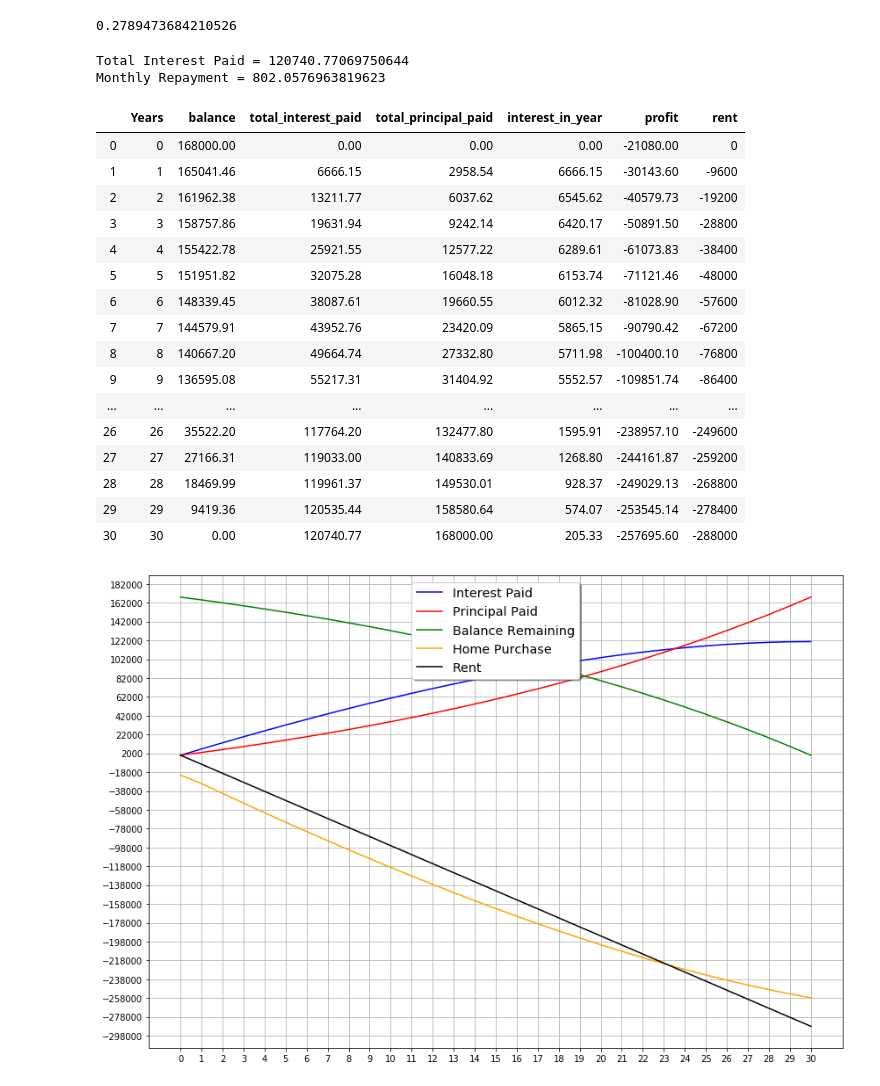
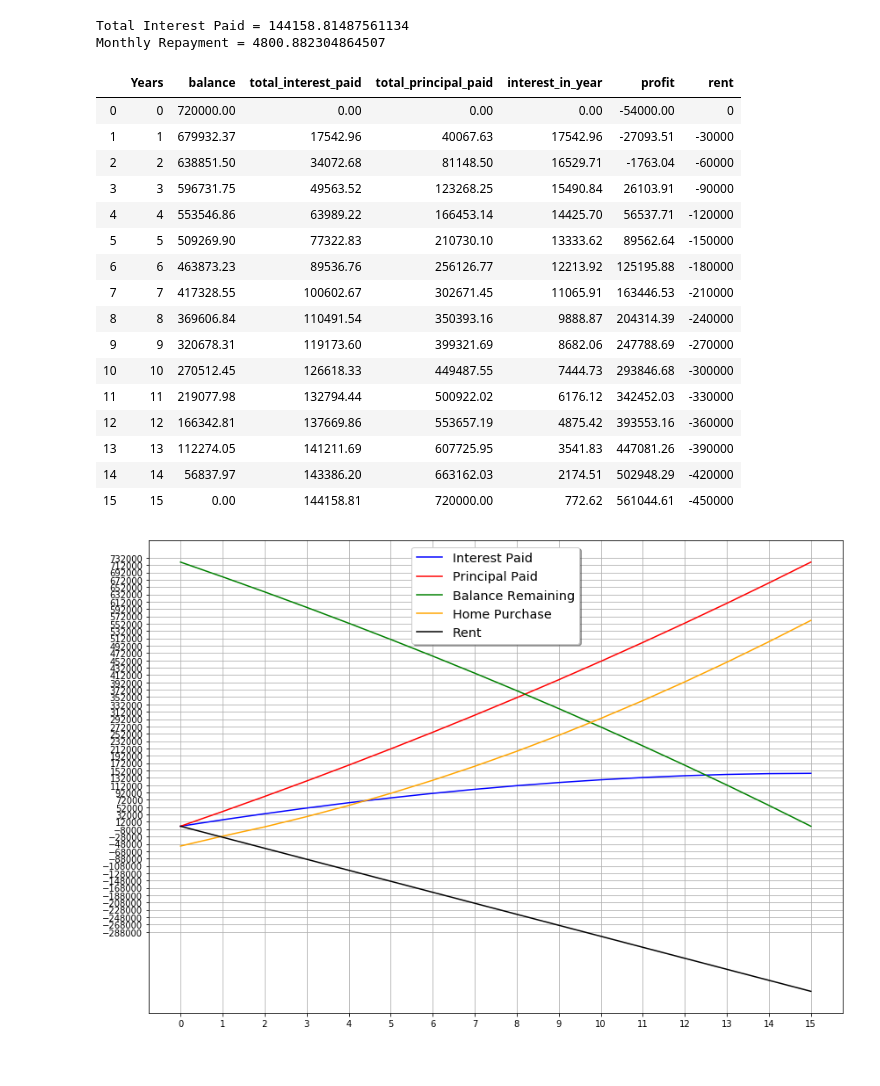
Before and after one commit to Vish279/Mortgage-Calc, a Jupyter notebook: mortgage_calculations.ipynb, the cells around one changed output. Drawn from its saved outputs; the diff is of its cells as text; code cells hidden in the pictures.

```diff
--- a/mortgage_calculations.ipynb
+++ b/mortgage_calculations.ipynb
@@ -75,9 +76,9 @@ def amoritization_table(interest_rate,term_of_loan_years,home_price,down_payment
         x_balance_new=p_balance(x)
         x_balance.append(x_balance_new)
 
-        prop_taxes=0.023
-        selling_agent_fees=0.06
-        closing_fees=6000
+        prop_taxes=0.02 #0.013
+        selling_agent_fees=0.05 #0.06
+        closing_fees=9000
 
         fcn=prop_taxes*home_price*(app**x)*x+selling_agent_fees*home_price*(app**x)+closing_fees
 
@@ -85,14 +86,14 @@ def amoritization_table(interest_rate,term_of_loan_years,home_price,down_payment
         - x_interest_new - x_principal_new + (tot_interest_principal_paid(home_price-down_payment,\
                                                                          interest_rate/12/100,x*12,M)[0]-
                                               tot_interest_principal_paid(home_price-down_payment,\
-                                                                         interest_rate/12/100,(x-1)*12,M)[0])*0.22 - 5000
+                                                                         interest_rate/12/100,(x-1)*12,M)[0])*0.22
         intern=tot_interest_principal_paid(home_price-down_payment,interest_rate/12/100,x*12,M)[0]-\
         tot_interest_principal_paid(home_price-down_payment,interest_rate/12/100,(x-1)*12,M)[0]
         inter.append(intern)
 
         sel.append(seln)
 
-        rent_n=-800*12*x
+        rent_n=-2500*12*x
         rent.append(rent_n)
 
 
@@ -116,30 +117,26 @@ def amoritization_table(interest_rate,term_of_loan_years,home_price,down_payment
     print("Total Interest Paid = {}".format(TI))
     print("Monthly Repayment = {}".format(M))
     return at
-# %%
-1590/5700
-# %% [output]
-0.2789473684210526
-# %%
-amoritization_table(4,30,168000,0,1)
-# %% [output]
-Total Interest Paid = 120740.77069750644
-Monthly Repayment = 802.0576963819623
-|  | Years | balance | total_interest_paid | total_principal_paid | interest_in_year | profit | rent |
-| 0 | 0 | 168000.00 | 0.00 | 0.00 | 0.00 | -21080.00 | 0 |
-| 1 | 1 | 165041.46 | 6666.15 | 2958.54 | 6666.15 | -30143.60 | -9600 |
-| 2 | 2 | 161962.38 | 13211.77 | 6037.62 | 6545.62 | -40579.73 | -19200 |
-| 3 | 3 | 158757.86 | 19631.94 | 9242.14 | 6420.17 | -50891.50 | -28800 |
-| 4 | 4 | 155422.78 | 25921.55 | 12577.22 | 6289.61 | -61073.83 | -38400 |
-| 5 | 5 | 151951.82 | 32075.28 | 16048.18 | 6153.74 | -71121.46 | -48000 |
-| 6 | 6 | 148339.45 | 38087.61 | 19660.55 | 6012.32 | -81028.90 | -57600 |
-| 7 | 7 | 144579.91 | 43952.76 | 23420.09 | 5865.15 | -90790.42 | -67200 |
-| 8 | 8 | 140667.20 | 49664.74 | 27332.80 | 5711.98 | -100400.10 | -76800 |
-| 9 | 9 | 136595.08 | 55217.31 | 31404.92 | 5552.57 | -109851.74 | -86400 |
-| ... | ... | ... | ... | ... | ... | ... | ... |
-| 26 | 26 | 35522.20 | 117764.20 | 132477.80 | 1595.91 | -238957.10 | -249600 |
-| 27 | 27 | 27166.31 | 119033.00 | 140833.69 | 1268.80 | -244161.87 | -259200 |
-| 28 | 28 | 18469.99 | 119961.37 | 149530.01 | 928.37 | -249029.13 | -268800 |
-| 29 | 29 | 9419.36 | 120535.44 | 158580.64 | 574.07 | -253545.14 | -278400 |
-| 30 | 30 | 0.00 | 120740.77 | 168000.00 | 205.33 | -257695.60 | -288000 |
-[figure, removed]
+# %%
+amoritization_table(2.5,15,900000,180000,1.07)
+# %% [output]
+Total Interest Paid = 144158.81487561134
+Monthly Repayment = 4800.882304864507
+|  | Years | balance | total_interest_paid | total_principal_paid | interest_in_year | profit | rent |
+| 0 | 0 | 720000.00 | 0.00 | 0.00 | 0.00 | -54000.00 | 0 |
+| 1 | 1 | 679932.37 | 17542.96 | 40067.63 | 17542.96 | -27093.51 | -30000 |
+| 2 | 2 | 638851.50 | 34072.68 | 81148.50 | 16529.71 | -1763.04 | -60000 |
+| 3 | 3 | 596731.75 | 49563.52 | 123268.25 | 15490.84 | 26103.91 | -90000 |
+| 4 | 4 | 553546.86 | 63989.22 | 166453.14 | 14425.70 | 56537.71 | -120000 |
+| 5 | 5 | 509269.90 | 77322.83 | 210730.10 | 13333.62 | 89562.64 | -150000 |
+| 6 | 6 | 463873.23 | 89536.76 | 256126.77 | 12213.92 | 125195.88 | -180000 |
+| 7 | 7 | 417328.55 | 100602.67 | 302671.45 | 11065.91 | 163446.53 | -210000 |
+| 8 | 8 | 369606.84 | 110491.54 | 350393.16 | 9888.87 | 204314.39 | -240000 |
+| 9 | 9 | 320678.31 | 119173.60 | 399321.69 | 8682.06 | 247788.69 | -270000 |
+| 10 | 10 | 270512.45 | 126618.33 | 449487.55 | 7444.73 | 293846.68 | -300000 |
+| 11 | 11 | 219077.98 | 132794.44 | 500922.02 | 6176.12 | 342452.03 | -330000 |
+| 12 | 12 | 166342.81 | 137669.86 | 553657.19 | 4875.42 | 393553.16 | -360000 |
+| 13 | 13 | 112274.05 | 141211.69 | 607725.95 | 3541.83 | 447081.26 | -390000 |
+| 14 | 14 | 56837.97 | 143386.20 | 663162.03 | 2174.51 | 502948.29 | -420000 |
+| 15 | 15 | 0.00 | 144158.81 | 720000.00 | 772.62 | 561044.61 | -450000 |
+[figure, added]
```
Also changed, not shown: parts of 1 cell of this notebook.
